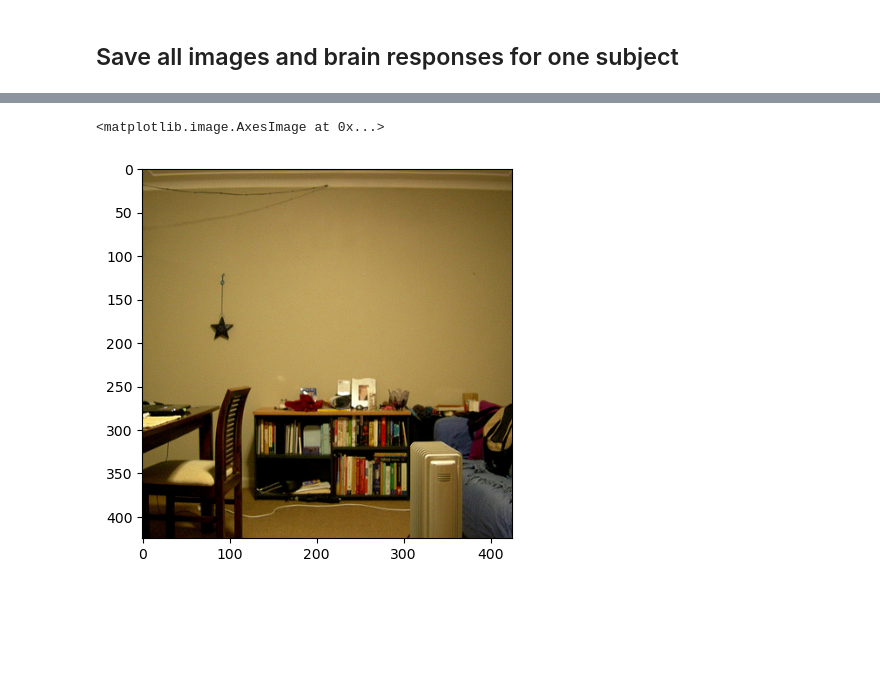
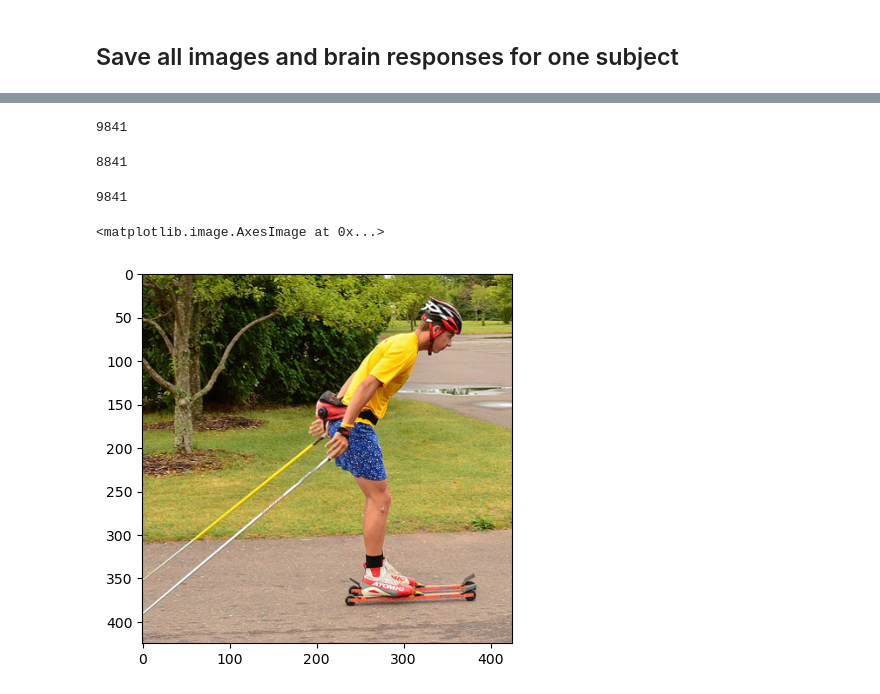
Before and after one commit to SarahHarvey/decoding-similarity, a Jupyter notebook: algonauts_data.ipynb, the cells around one changed output, grey strips where cells are left out. Saved outputs shown, nothing was run; the diff lists cells and outputs as text; code cells hidden in the pictures; blank space fills up the shorter version.

```diff
--- a/algonauts_data.ipynb
+++ b/algonauts_data.ipynb
@@ -172,8 +174,8 @@ np.save('algonauts_joint_images_8subjects.npy', shared_images)
 # %% [markdown]
 ## Save all images and brain responses for one subject
 # %%
-fnames01 = [f for f in os.listdir('data/algonauts_data/subj01/training_split/training_images') if not f.startswith("._")]
-# fnames02 = [f for f in os.listdir('algonauts_data/subj02/training_split/training_images') if not f.startswith("._")]
+# fnames01 = [f for f in os.listdir('data/algonauts_data/subj01/training_split/training_images') if not f.startswith("._")]
+fnames02 = [f for f in os.listdir('data/algonauts_data/subj02/training_split/training_images') if not f.startswith("._")]
 # fnames03 = [f for f in os.listdir('algonauts_data/subj03/training_split/training_images') if not f.startswith("._")]
 # fnames04 = [f for f in os.listdir('algonauts_data/subj04/training_split/training_images') if not f.startswith("._")]
 # fnames05 = [f for f in os.listdir('algonauts_data/subj05/training_split/training_images') if not f.startswith("._")]
@@ -181,8 +183,8 @@ fnames01 = [f for f in os.listdir('data/algonauts_data/subj01/training_split/tra
 # fnames07 = [f for f in os.listdir('algonauts_data/subj07/training_split/training_images') if not f.startswith("._")]
 # fnames08 = [f for f in os.listdir('algonauts_data/subj08/training_split/training_images') if not f.startswith("._")]
 
-fnames01.sort()
-# fnames02.sort()
+# fnames01.sort()
+fnames02.sort()
 # fnames03.sort()
 # fnames04.sort()
 # fnames05.sort()
@@ -191,8 +193,8 @@ fnames01.sort()
 # fnames08.sort()
 
 fnames = []
-fnames.append(fnames01)
-# fnames.append(fnames02)
+# fnames.append(fnames01)
+fnames.append(fnames02)
 # fnames.append(fnames03)
 # fnames.append(fnames04)
 # fnames.append(fnames05)
@@ -200,8 +202,16 @@ fnames.append(fnames01)
 # fnames.append(fnames07)
 # fnames.append(fnames08)
 
+# nsdtags = []
+# nsdtags.append( [fnames01[i][11:] for i in range(len(fnames01))])
+
 nsdtags = []
-nsdtags.append( [fnames01[i][11:] for i in range(len(fnames01))])
+nsdtags.append( [fnames02[i][11:] for i in range(len(fnames02))])
+
+imginds = []
+# imginds.append( [int(fnames01[i][6:10]) for i in range(len(fnames01))])
+imginds.append( [int(fnames02[i][6:10]) for i in range(len(fnames02))])
+
 # nsdtags.append([fnames02[i][11:] for i in range(len(fnames02))])
 # nsdtags.append([fnames03[i][11:] for i in range(len(fnames03))])
 # nsdtags.append([fnames04[i][11:] for i in range(len(fnames04))])
@@ -211,0 +224,3 @@ nsdtags.append( [fnames01[i][11:] for i in range(len(fnames01))])
+# %%
+for j, nsdtag in enumerate(nsdtags):
+    print(nsdtag)
@@ -215,9 +252,26 @@ all = []
 for j, nsdtag in enumerate(nsdtags):
     all.append({})
     for i, item in enumerate(nsdtag):
-        if i >= 5000:
-            break
+        # if i >= 5000:
+        #     break
         all[j].update({i: fnames[j][i]})
+# %%
+all = []
+
+for j, imgind in enumerate(imginds):
+    all.append({})
+    for i, item in enumerate(imgind):
+        # if i >= 5000:
+        #     break
+        all[j].update({item: fnames[j][i]})
+# %%
+list(all[0].keys())[-1]
+# %% [output]
+9841
+# %%
+len(all[0])
+# %% [output]
+8841
 # %%
 i = 0
 images = []
@@ -231,11 +285,15 @@ for ind in range(len(all[0])):
         print(f"Error loading image {image_path}: {e}")
 
 all_images = np.stack(images)
+# %%
+list(all[subjind].keys())[-1]
+# %% [output]
+9841
 # %%
-ind = 0
+ind = 6000
 subjind = 0
 sample_image = plt.imread('data/algonauts_data/subj0' + str(subjind+1) +  '/training_split/training_images/' + all[subjind][list(all[subjind].keys())[ind]] )
 plt.imshow(sample_image)
 # %% [output]
 <matplotlib.image.AxesImage at 0x...>
-[figure, old version]
+[figure, new version]
```
Also changed, not shown: parts of 9 cells of this notebook, 2 other files.
